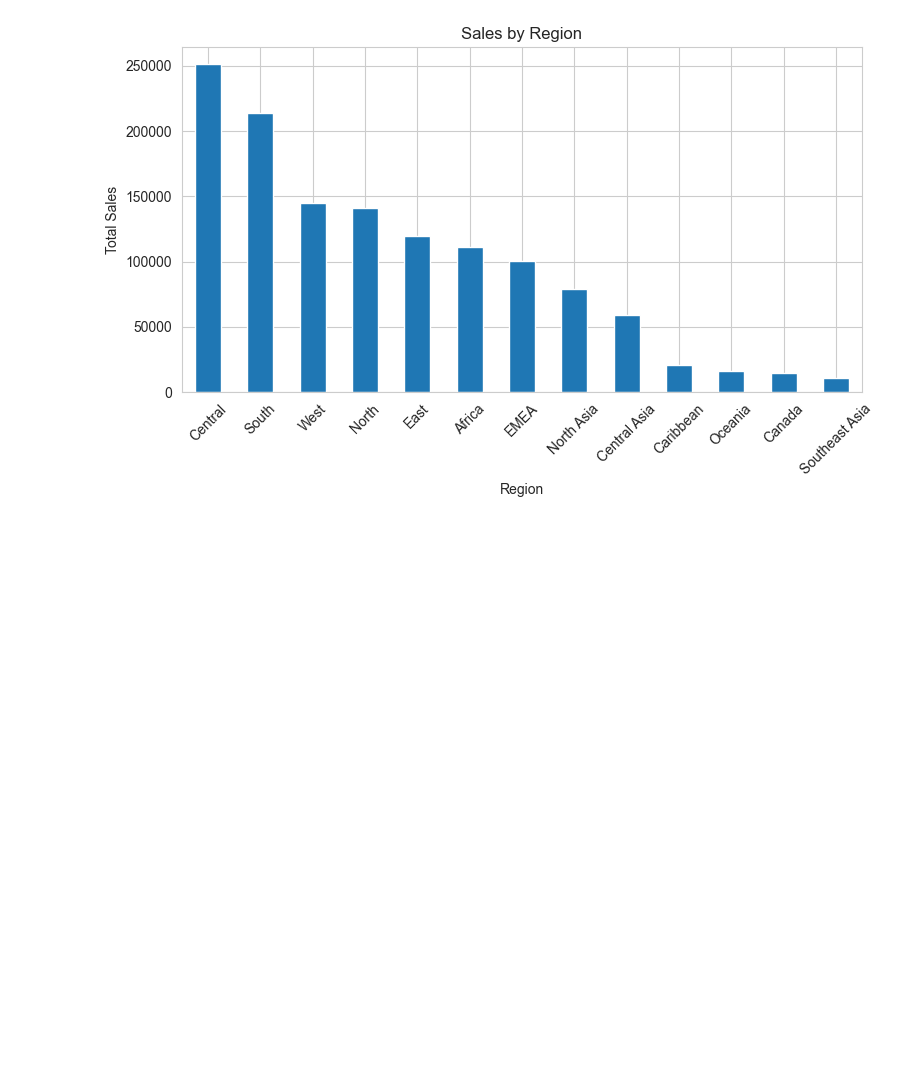
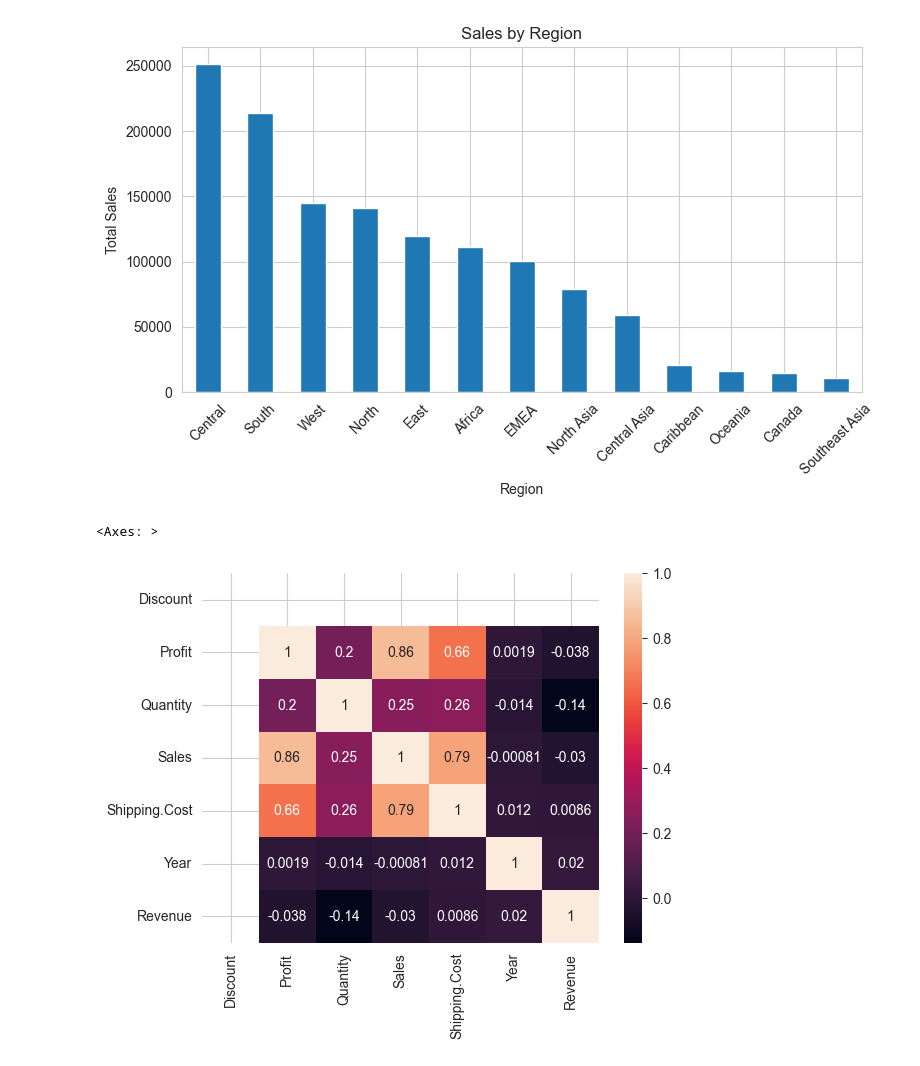
Before and after one commit to vivek31594-collab/sales-performance-dashboard, a Jupyter notebook: 2_notebooks/salesanalysis.ipynb, the cells around one changed output. Saved outputs shown, nothing was run; the diff lists cells and outputs as text; code cells hidden in the pictures; blank space fills up the shorter version.

```diff
--- a/2_notebooks/salesanalysis.ipynb
+++ b/2_notebooks/salesanalysis.ipynb
@@ -389,3 +389,12 @@ plt.tight_layout()
 plt.show()
 # %% [output]
 [figure]
+# %%
+import seaborn as sns
+
+corr = df.corr(numeric_only=True)
+
+sns.heatmap(corr, annot=True)
+# %% [output]
+<Axes: >
+[figure, added]
```
